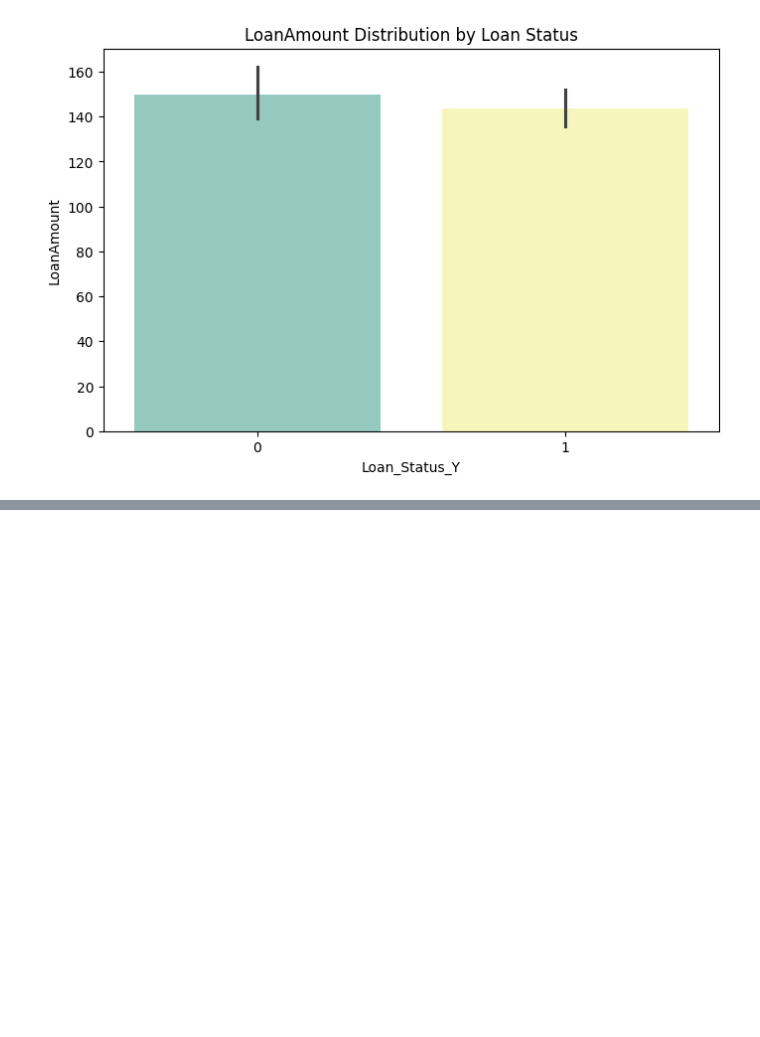
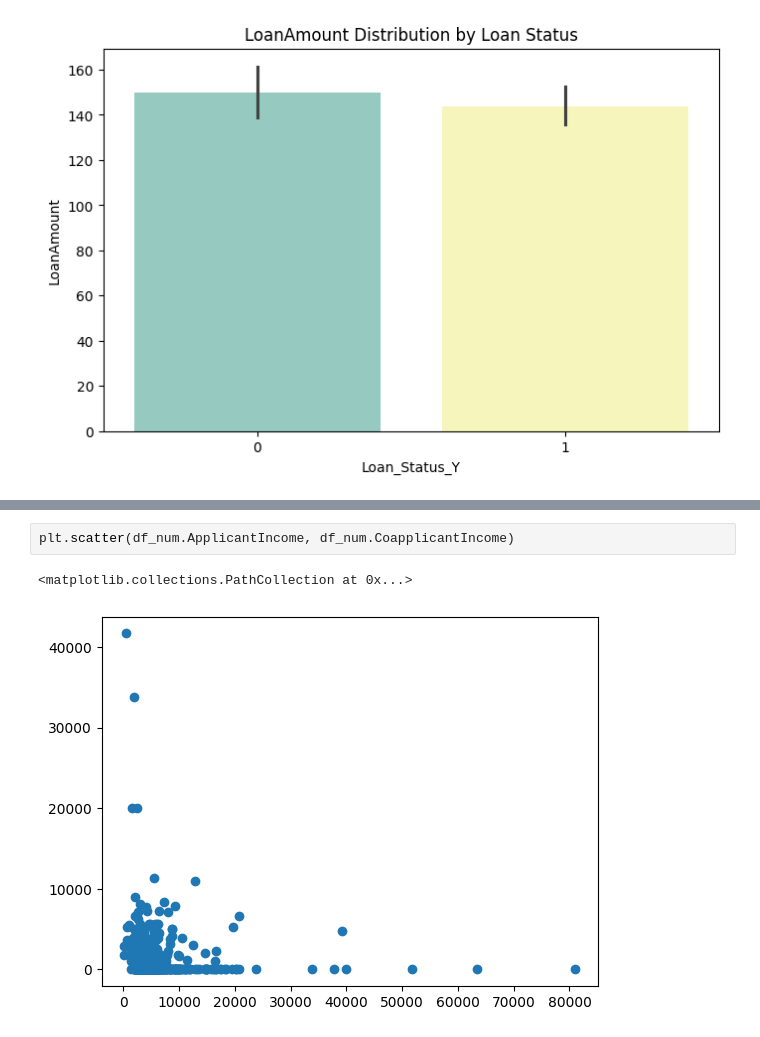
Before and after one commit to Tobiemma/ml_loan_classification, a Jupyter notebook: jupyter/loan_eda.ipynb, the cells around one changed output, grey strips where cells are left out. Drawn from its saved outputs; the diff is of its cells as text; blank space fills up the shorter version.

```diff
--- a/jupyter/loan_eda.ipynb
+++ b/jupyter/loan_eda.ipynb
@@ -167,0 +227,5 @@ plt.show()
+# %%
+plt.scatter(df_num.ApplicantIncome, df_num.CoapplicantIncome)
+# %% [output]
+<matplotlib.collections.PathCollection at 0x...>
+[figure, added]
```
Also changed, not shown: parts of 28 cells of this notebook.
